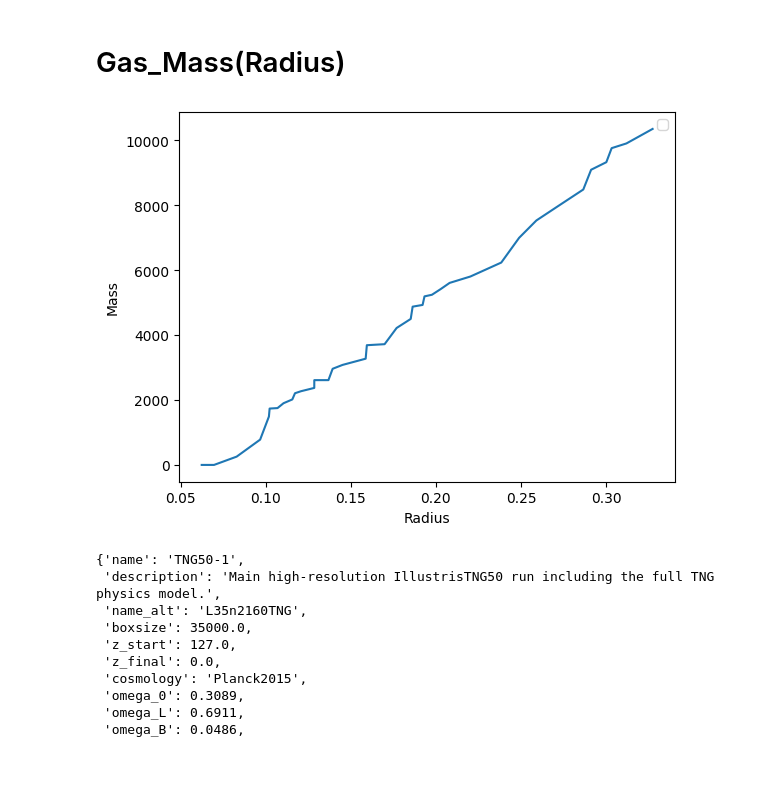
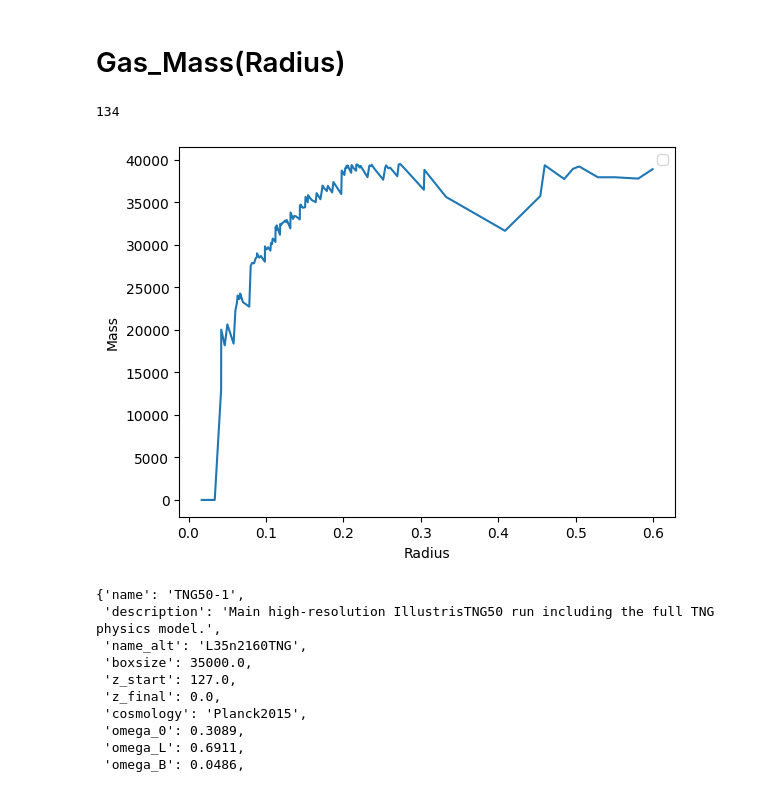
Before and after one commit to merkulovaveraastro9-source/AstronomyProject, a Jupyter notebook: Untitled3.ipynb, the cells around one changed output. Cells and saved outputs as stored; diff of their text form; code cells hidden in the pictures.

```diff
--- a/Untitled3.ipynb
+++ b/Untitled3.ipynb
@@ -222,10 +222,10 @@ def Function_Mass_Radius(baseUrl,number_snap,ID):
             Mass_1[i] = Massive_1[i][1]
         Integ_Mass = np.zeros(len(x))
         for i  in range(len(x)):
-            Integ_Mass[i] =  np.trapezoid(Mass_1[:i],x = radius_2[:i])
+            Integ_Mass[i] =  np.trapezoid(Mass_1[:i],x = radius_2[:i])/radius_2[i]
 
 
-
+        print(len(Integ_Mass))
         mpl.plot(radius_2,Integ_Mass)
         mpl.legend()
         mpl.xlabel('Radius')
@@ -233,24 +233,25 @@ def Function_Mass_Radius(baseUrl,number_snap,ID):
 # %%
 def get(path, params=None):
     # make HTTP GET request to path
     r = requests.get(path, params=params, headers=headers)
 
     # raise exception if response code is not HTTP SUCCESS (200)
     r.raise_for_status()
 
     if r.headers['content-type'] == 'application/json':
         return r.json() # parse json responses automatically
 
     if 'content-disposition' in r.headers:
         filename = r.headers['content-disposition'].split("filename=")[1]
         with open(filename, 'wb') as f:
             f.write(r.content)
         return filename # return the filename string
 
     return r
-Function_Mass_Radius(baseUrl,0,67)
+Function_Mass_Radius(baseUrl,0,1)
 # %% [output]
+134
-[figure, old version]
+[figure, new version]
 # %%
 simulation=baseUrl + "TNG50-1/"
 get(simulation)
```
Also changed, not shown: parts of 4 cells of this notebook, 7 other files.
